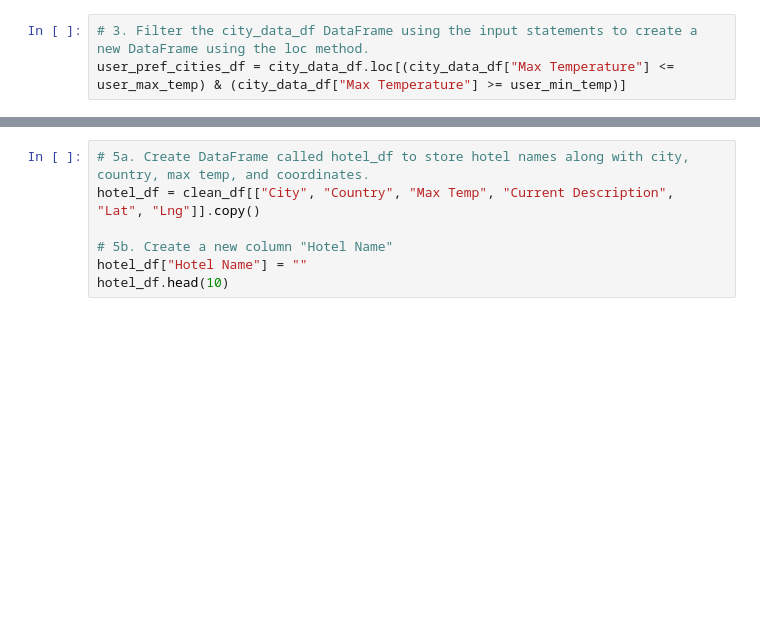
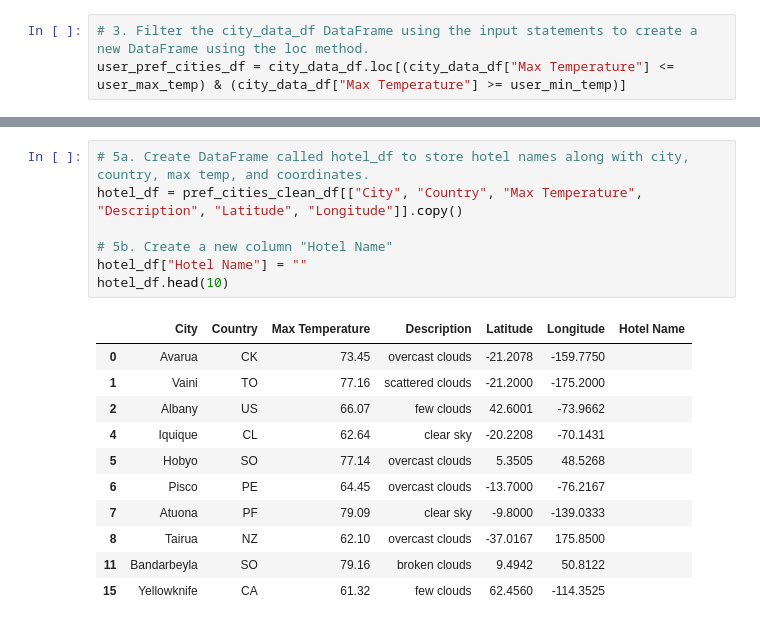
Before and after one commit to gh-mrmoore/DataAnalytics, a Jupyter notebook: Challenges/Challenge06/Vacation_Search/Vacation_Search.ipynb, the cells around one changed output, grey strips where cells are left out. Cells and saved outputs as stored; diff of their text form; blank space fills up the shorter version.

```diff
--- a/Challenges/Challenge06/Vacation_Search/Vacation_Search.ipynb
+++ b/Challenges/Challenge06/Vacation_Search/Vacation_Search.ipynb
@@ -57,7 +78,19 @@ user_pref_cities_df[series]
 # %%
 # 5a. Create DataFrame called hotel_df to store hotel names along with city, country, max temp, and coordinates.
-hotel_df = clean_df[["City", "Country", "Max Temp", "Current Description", "Lat", "Lng"]].copy()
+hotel_df = pref_cities_clean_df[["City", "Country", "Max Temperature", "Description", "Latitude", "Longitude"]].copy()
 
 # 5b. Create a new column "Hotel Name"
 hotel_df["Hotel Name"] = ""
 hotel_df.head(10)
+# %% [output]
+|  | City | Country | Max Temperature | Description | Latitude | Longitude | Hotel Name |
+| 0 | Avarua | CK | 73.45 | overcast clouds | -21.2078 | -159.7750 |  |
+| 1 | Vaini | TO | 77.16 | scattered clouds | -21.2000 | -175.2000 |  |
+| 2 | Albany | US | 66.07 | few clouds | 42.6001 | -73.9662 |  |
+| 4 | Iquique | CL | 62.64 | clear sky | -20.2208 | -70.1431 |  |
+| 5 | Hobyo | SO | 77.14 | overcast clouds | 5.3505 | 48.5268 |  |
+| 6 | Pisco | PE | 64.45 | overcast clouds | -13.7000 | -76.2167 |  |
+| 7 | Atuona | PF | 79.09 | clear sky | -9.8000 | -139.0333 |  |
+| 8 | Tairua | NZ | 62.10 | overcast clouds | -37.0167 | 175.8500 |  |
+| 11 | Bandarbeyla | SO | 79.16 | broken clouds | 9.4942 | 50.8122 |  |
+| 15 | Yellowknife | CA | 61.32 | few clouds | 62.4560 | -114.3525 |  |
```
Also changed, not shown: parts of 12 cells of this notebook, 2 other files.
